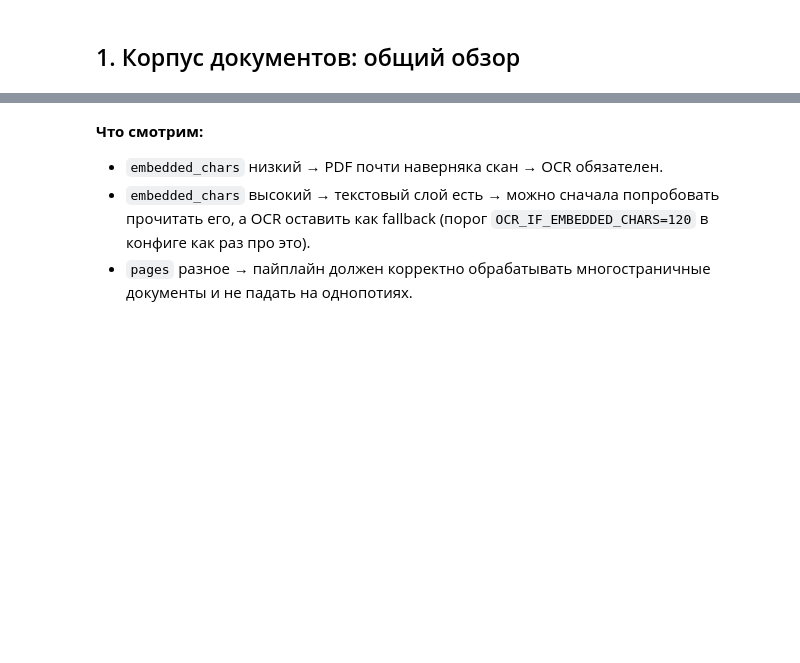
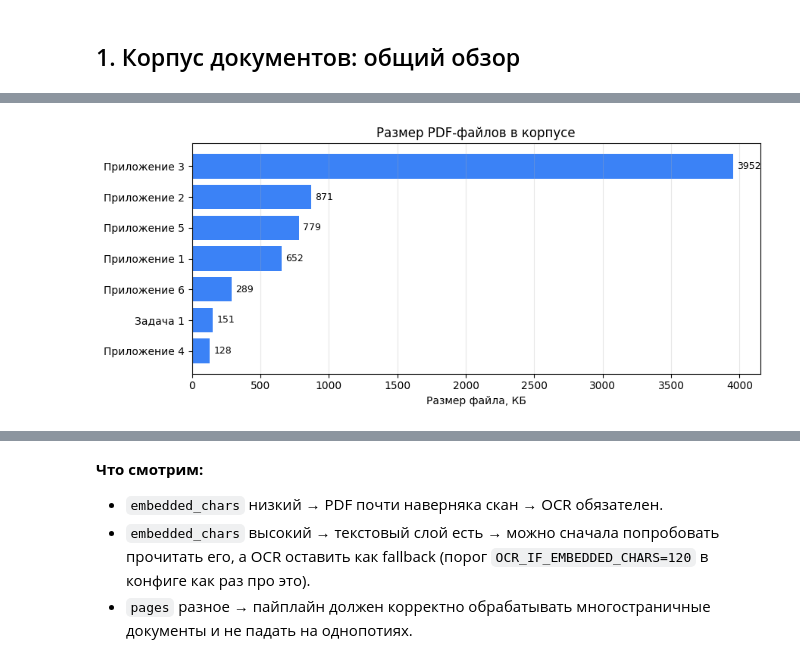
Before and after one commit to GrafZLaa/aie_project_Bukhna, a Jupyter notebook: project/notebooks/01_eda.ipynb, the cells around one changed output, grey strips where cells are left out. Cells and saved outputs as stored; diff of their text form; code cells hidden in the pictures; blank space fills up the shorter version.

```diff
--- a/project/notebooks/01_eda.ipynb
+++ b/project/notebooks/01_eda.ipynb
@@ -28,7 +32,2 @@ print('Контрольный набор:', SAMPLES_FILE)
 # %% [markdown]
 ## 1. Корпус документов: общий обзор
-# %%
-docs = sorted(DOCS_DIR.glob('*.pdf'))
-print(f'Всего PDF: {len(docs)}\n')
-for d in docs:
-    print(f'  {d.name:<90} {d.stat().st_size / 1024:8.1f} KB')
@@ -38,0 +34,12 @@ for d in docs:
+# %%
+import pandas as pd
+
+docs = sorted(DOCS_DIR.glob('*.pdf'))
+print(f'Всего PDF в корпусе: {len(docs)}\n')
+
+corpus_df = pd.DataFrame([
+    {'file': d.name, 'size_kb': round(d.stat().st_size / 1024, 1)}
+    for d in docs
+]).sort_values('size_kb', ascending=False).reset_index(drop=True)
+
+corpus_df
@@ -39,2 +56,28 @@ for d in docs:
+# %%
+import matplotlib.pyplot as plt
+import re
+
+def _shortname(name):
+    m = re.match(r'Прилож\S*\s+(\d+)', name)
+    if m:
+        return f'Приложение {m.group(1)}'
+    if name.startswith('Задача'):
+        return 'Задача 1'
+    return name[:20]
+
+short_names = [_shortname(n) for n in corpus_df['file']]
+
+fig, ax = plt.subplots(figsize=(9, 4))
+ax.barh(short_names, corpus_df['size_kb'], color='#3b82f6')
+ax.set_xlabel('Размер файла, КБ')
+ax.set_title('Размер PDF-файлов в корпусе')
+ax.invert_yaxis()
+for i, v in enumerate(corpus_df['size_kb']):
+    ax.text(v + 30, i, f'{v:.0f}', va='center', fontsize=9)
+ax.grid(axis='x', alpha=0.3)
+fig.tight_layout()
+plt.show()
+# %% [output]
+[figure, added]
 # %%
 import fitz  # PyMuPDF
```
Also changed, not shown: parts of 9 cells of this notebook.
